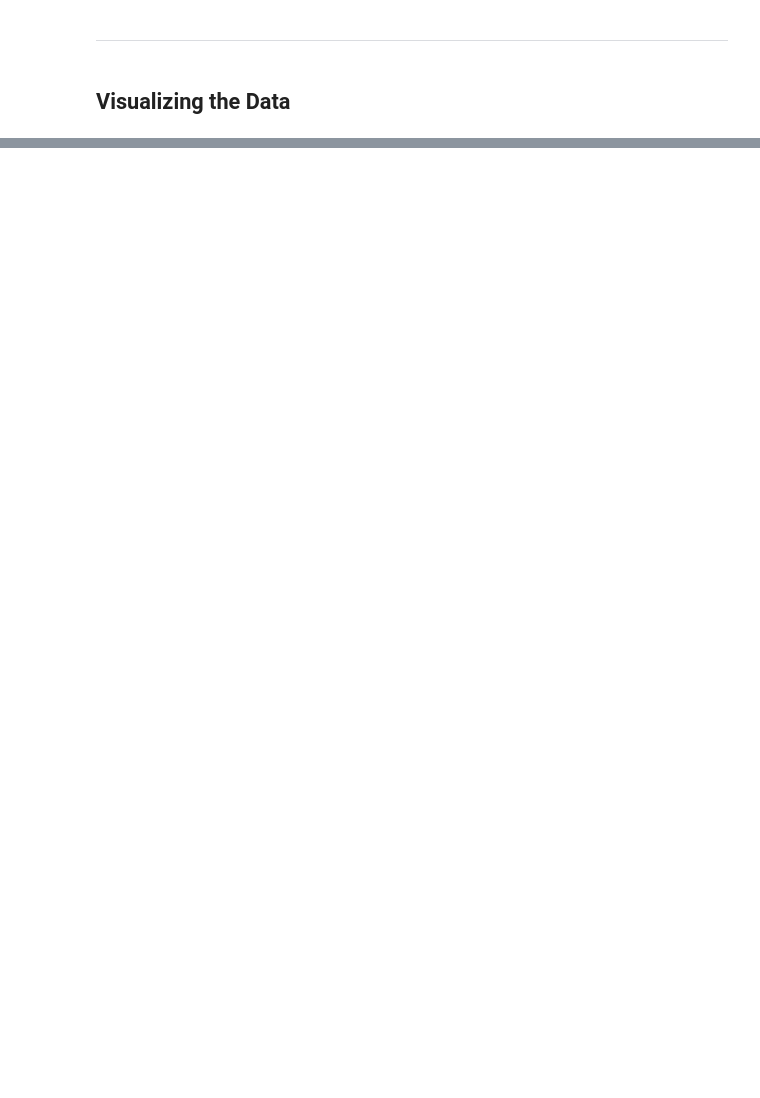
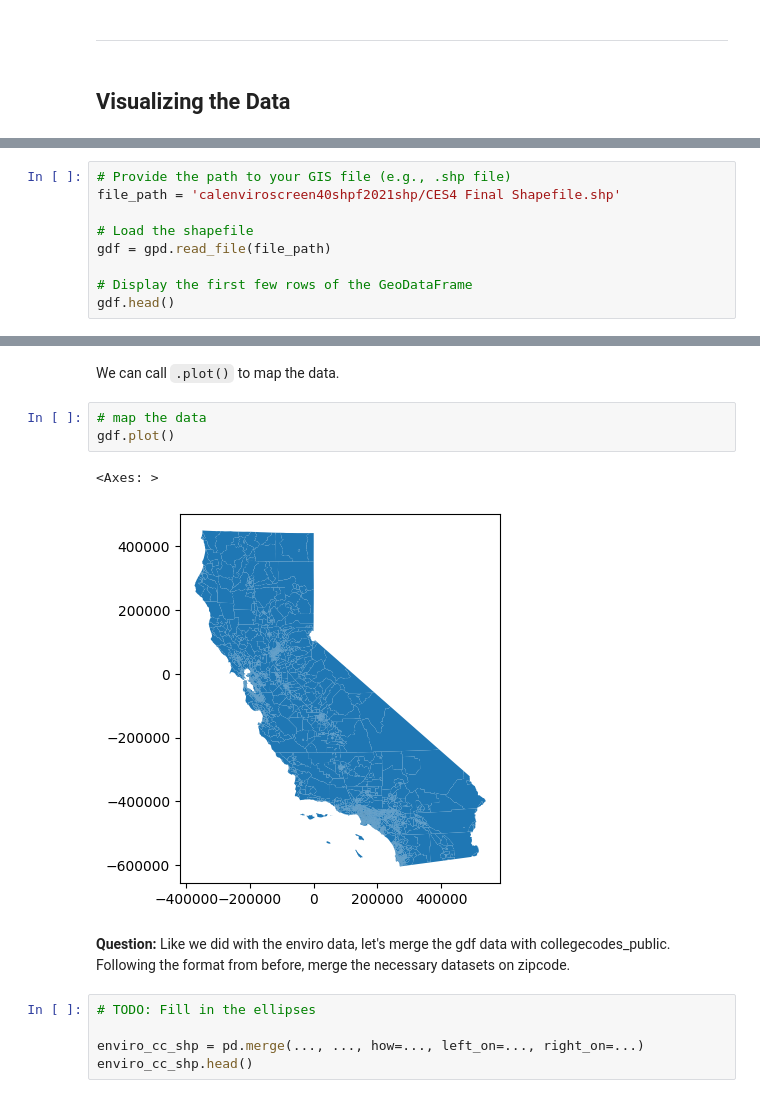
Before and after one commit to ds-modules/ECC-Sp24, a Jupyter notebook: CalEnviroScreen/draft.ipynb, the cells around one changed output, grey strips where cells are left out. Saved outputs shown, nothing was run; the diff lists cells and outputs as text; blank space fills up the shorter version.

Commit message:
Finalized draft

```diff
--- a/CalEnviroScreen/draft.ipynb
+++ b/CalEnviroScreen/draft.ipynb
@@ -171,0 +195,9 @@ geopandas used here...
+# %%
+# Provide the path to your GIS file (e.g., .shp file)
+file_path = 'calenviroscreen40shpf2021shp/CES4 Final Shapefile.shp'
+
+# Load the shapefile
+gdf = gpd.read_file(file_path)
+
+# Display the first few rows of the GeoDataFrame
+gdf.head()
@@ -171,0 +212,15 @@ geopandas used here...
+# %% [markdown]
+We can call `.plot()` to map the data.
+# %%
+# map the data
+gdf.plot()
+# %% [output]
+<Axes: >
+[figure, added]
+# %% [markdown]
+**Question:** Like we did with the enviro data, let's merge the gdf data with collegecodes_public. Following the format from before, merge the necessary datasets on zipcode.
+# %%
+# TODO: Fill in the ellipses
+
+enviro_cc_shp = pd.merge(..., ..., how=..., left_on=..., right_on=...)
+enviro_cc_shp.head()
```
Also changed, not shown: parts of 39 cells of this notebook.
